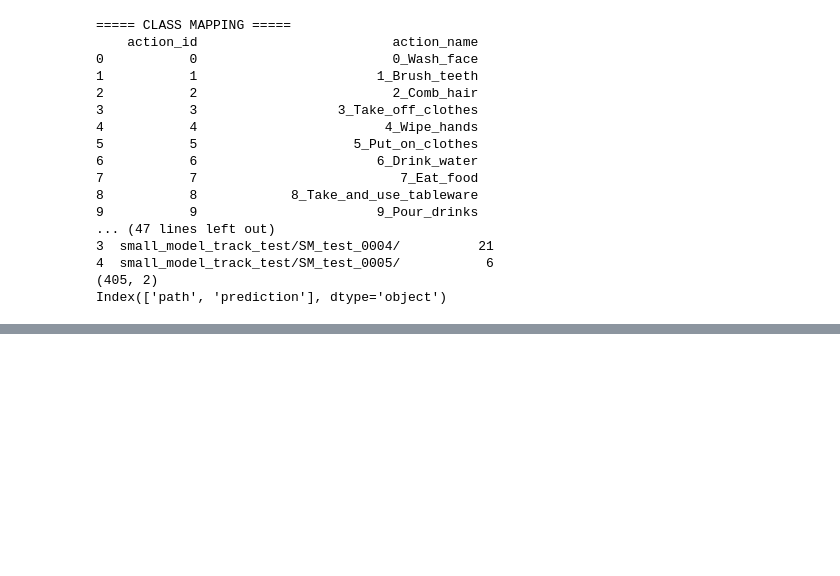
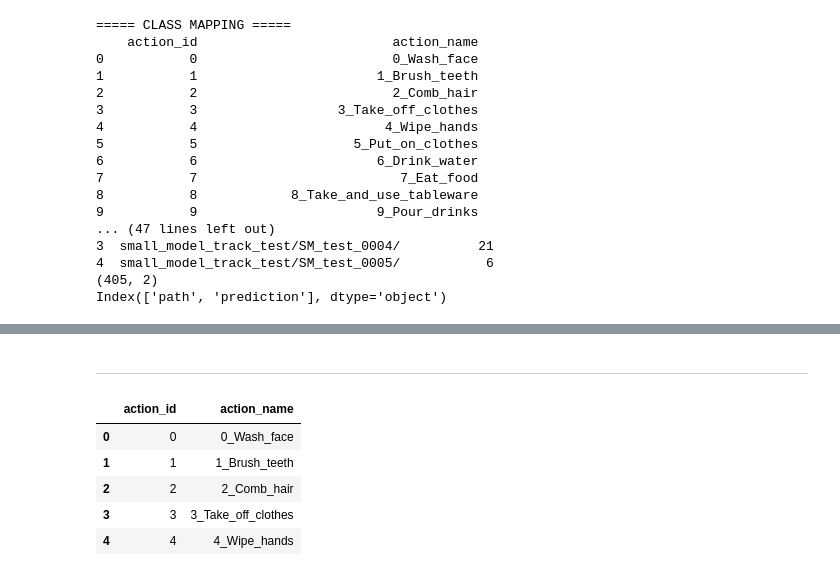
Before and after one commit to Hariswar8018/CUHK-X, a Jupyter notebook: training.ipynb, the cells around one changed output, grey strips where cells are left out. Cells and saved outputs as stored; diff of their text form; code cells hidden in the pictures; blank space fills up the shorter version.

```diff
--- a/training.ipynb
+++ b/training.ipynb
@@ -61,0 +817,26 @@ Index(['path', 'prediction'], dtype='object')
+# %% [markdown]
+---
+# %%
+from pathlib import Path
+TRAIN_DATA = Path(
+    "/kaggle/input/datasets/samasiayushman/small-model-track/"
+    "Training/Training/data"
+)
+
+TEST_DATA = Path(
+    "/kaggle/input/datasets/samasiayushman/small-model-track/"
+    "Testing/Testing/small_model_track_test-007/small_model_track_test"
+)
+
+CLASS_MAPPING = pd.read_csv(
+    TRAIN_DATA.parent / "class_mapping.csv"
+)
+
+CLASS_MAPPING.head()
+# %% [output]
+|  | action_id | action_name |
+| 0 | 0 | 0_Wash_face |
+| 1 | 1 | 1_Brush_teeth |
+| 2 | 2 | 2_Comb_hair |
+| 3 | 3 | 3_Take_off_clothes |
+| 4 | 4 | 4_Wipe_hands |
```
Also changed, not shown: parts of 43 cells of this notebook.
